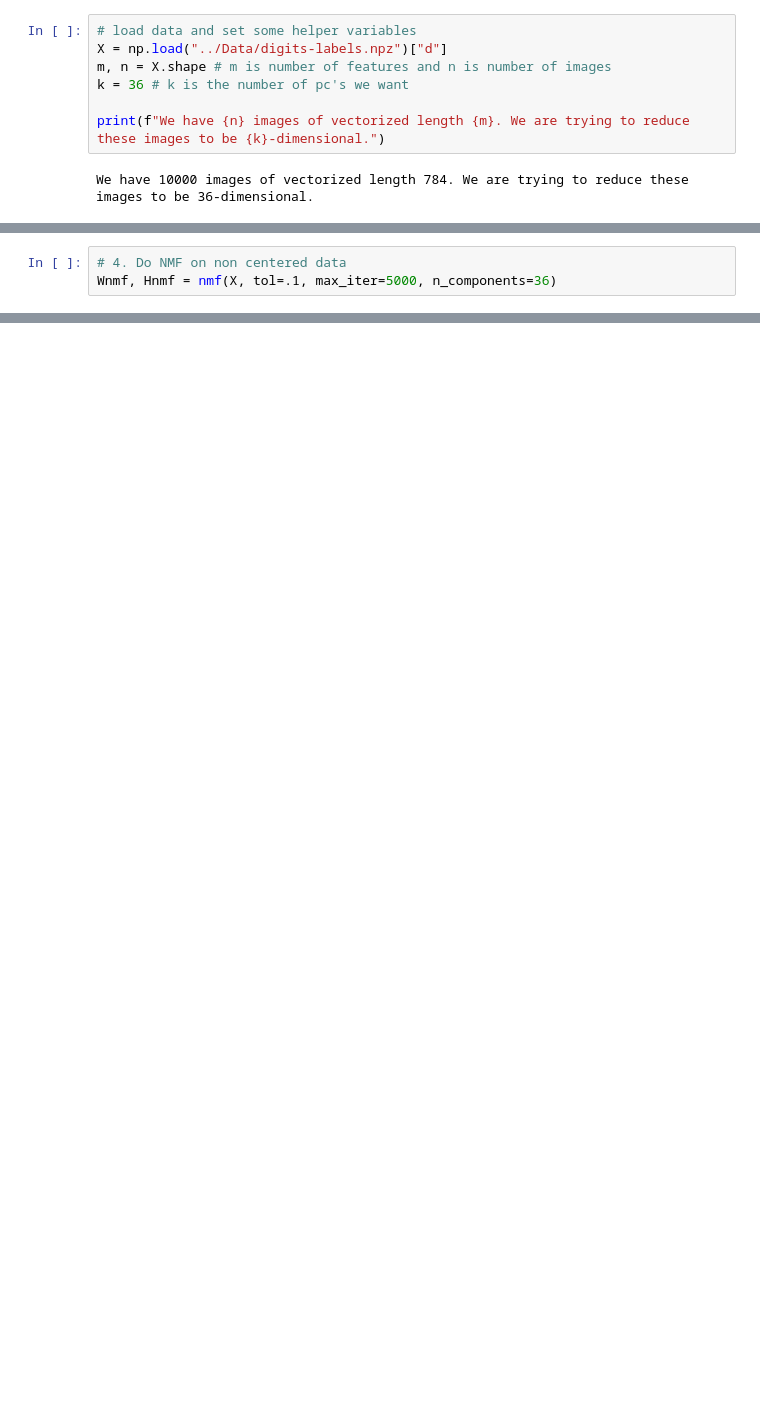
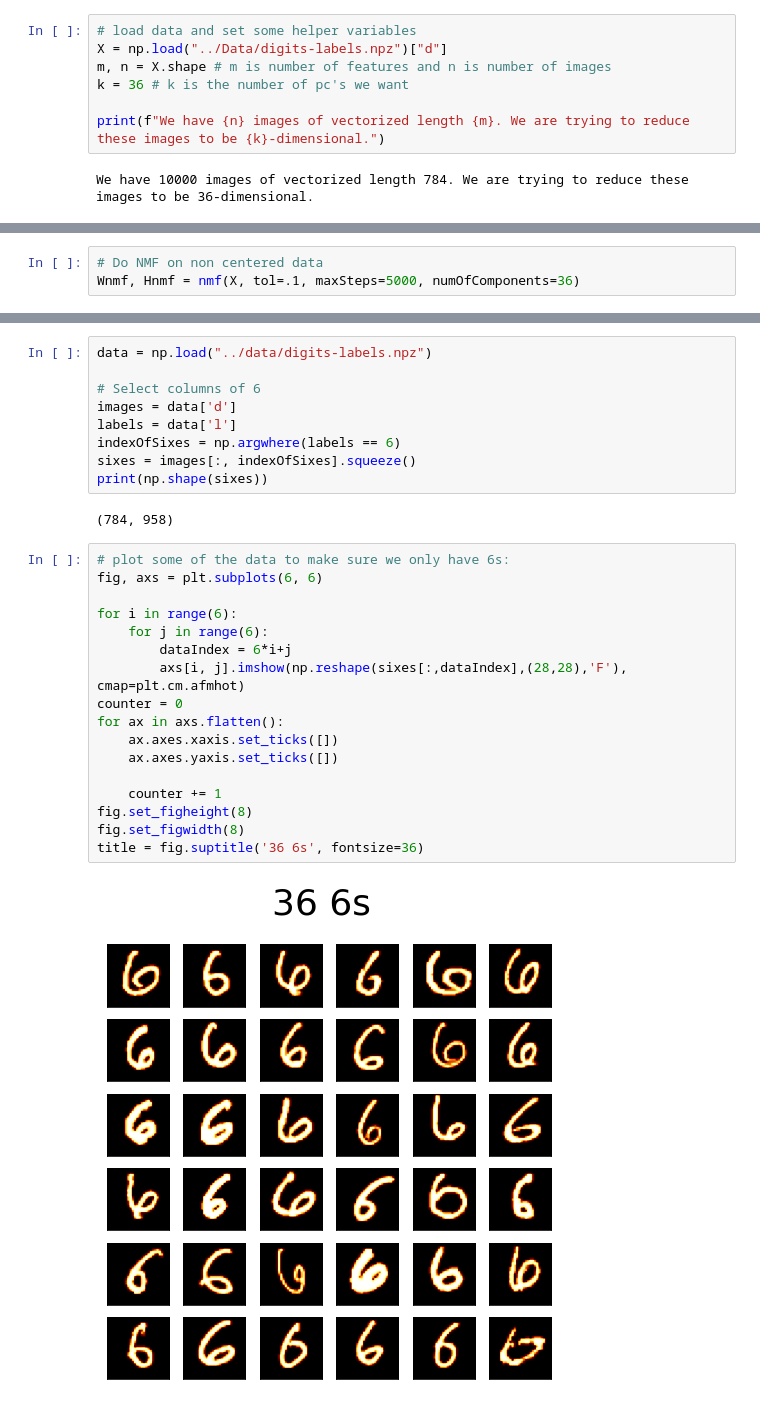
Before and after one commit to harrisnisar/CS598, a Jupyter notebook: HW2/Scripts/PS2.ipynb, the cells around one changed output, grey strips where cells are left out. Saved outputs shown, nothing was run; the diff lists cells and outputs as text; blank space fills up the shorter version.

```diff
--- a/HW2/Scripts/PS2.ipynb
+++ b/HW2/Scripts/PS2.ipynb
@@ -222,4 +400,4 @@ Wi = ICA(Zp, thresh=50, alpha=1e-5)
 # %%
-# 4. Do NMF on non centered data
-Wnmf, Hnmf = nmf(X, tol=.1, max_iter=5000, n_components=36)
+# Do NMF on non centered data
+Wnmf, Hnmf = nmf(X, tol=.1, maxSteps=5000, numOfComponents=36)
 # %% [output]
@@ -281,0 +474,30 @@ fig.set_figwidth(8)
+# %%
+data = np.load("../data/digits-labels.npz")
+
+# Select columns of 6
+images = data['d']
+labels = data['l']
+indexOfSixes = np.argwhere(labels == 6)
+sixes = images[:, indexOfSixes].squeeze()
+print(np.shape(sixes))
+# %% [output]
+(784, 958)
+# %%
+# plot some of the data to make sure we only have 6s:
+fig, axs = plt.subplots(6, 6)
+
+for i in range(6):
+    for j in range(6):
+        dataIndex = 6*i+j
+        axs[i, j].imshow(np.reshape(sixes[:,dataIndex],(28,28),'F'), cmap=plt.cm.afmhot)
+counter = 0
+for ax in axs.flatten():
+    ax.axes.xaxis.set_ticks([])
+    ax.axes.yaxis.set_ticks([])
+
+    counter += 1
+fig.set_figheight(8)
+fig.set_figwidth(8)
+title = fig.suptitle('36 6s', fontsize=36)
+# %% [output]
+[figure, added]
```
Also changed, not shown: parts of 55 cells of this notebook, 2 other files.
